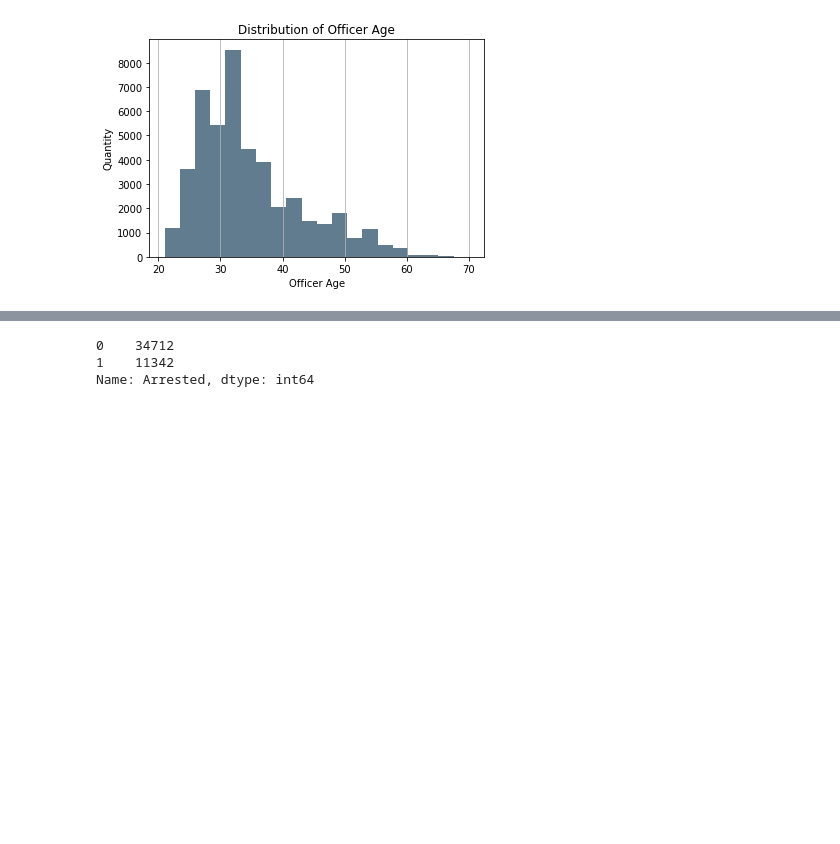
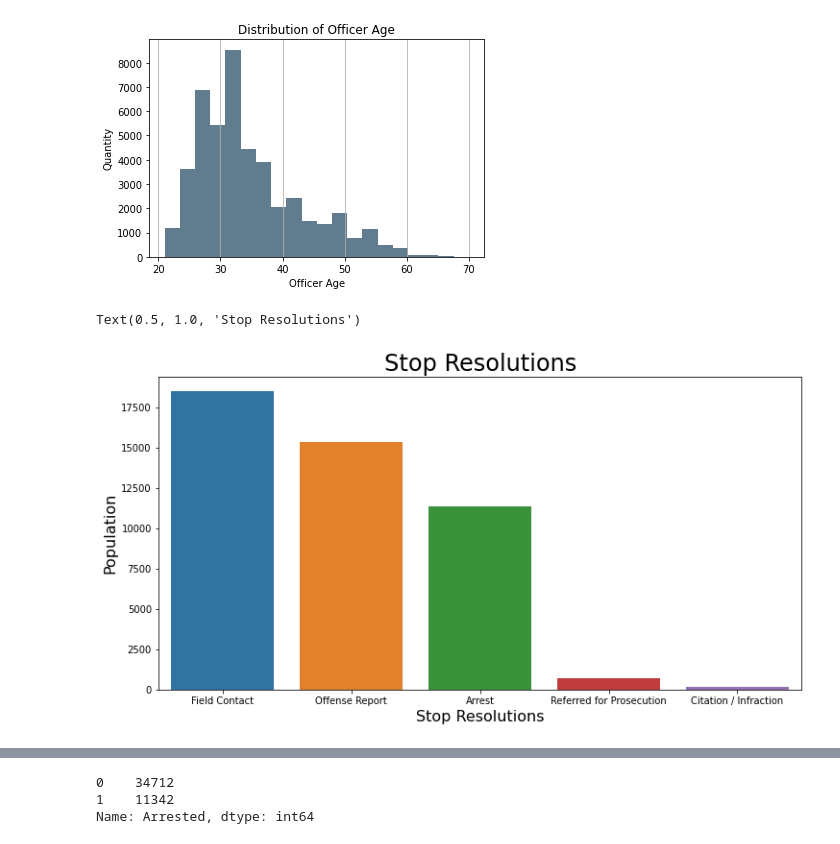
Before and after one commit to AlAlKewlJ/terry-stops-seattle, a Jupyter notebook: Terry-Stops-Seattle/Data/Logistic_Regression.ipynb, the cells around one changed output, grey strips where cells are left out. Drawn from its saved outputs; the diff is of its cells as text; code cells hidden in the pictures; blank space fills up the shorter version.

```diff
--- a/Terry-Stops-Seattle/Data/Logistic_Regression.ipynb
+++ b/Terry-Stops-Seattle/Data/Logistic_Regression.ipynb
@@ -83,3 +88,15 @@ plt.ylabel('Quantity')
 plt.grid(axis='y', alpha=0.75)
 # %% [output]
 [figure]
+# %%
+fig, ax = plt.subplots(figsize=(12,6))
+x = df['Stop Resolution'].value_counts().index
+y = df['Stop Resolution'].value_counts()
+
+sns.barplot(x=x, y=y, ax=ax, data=df)
+plt.xlabel("Stop Resolutions", size=16)
+plt.ylabel("Population", size=16)
+plt.title("Stop Resolutions", size=24)
+# %% [output]
+Text(0.5, 1.0, 'Stop Resolutions')
+[figure, added]
```
Also changed, not shown: parts of 29 cells of this notebook.
